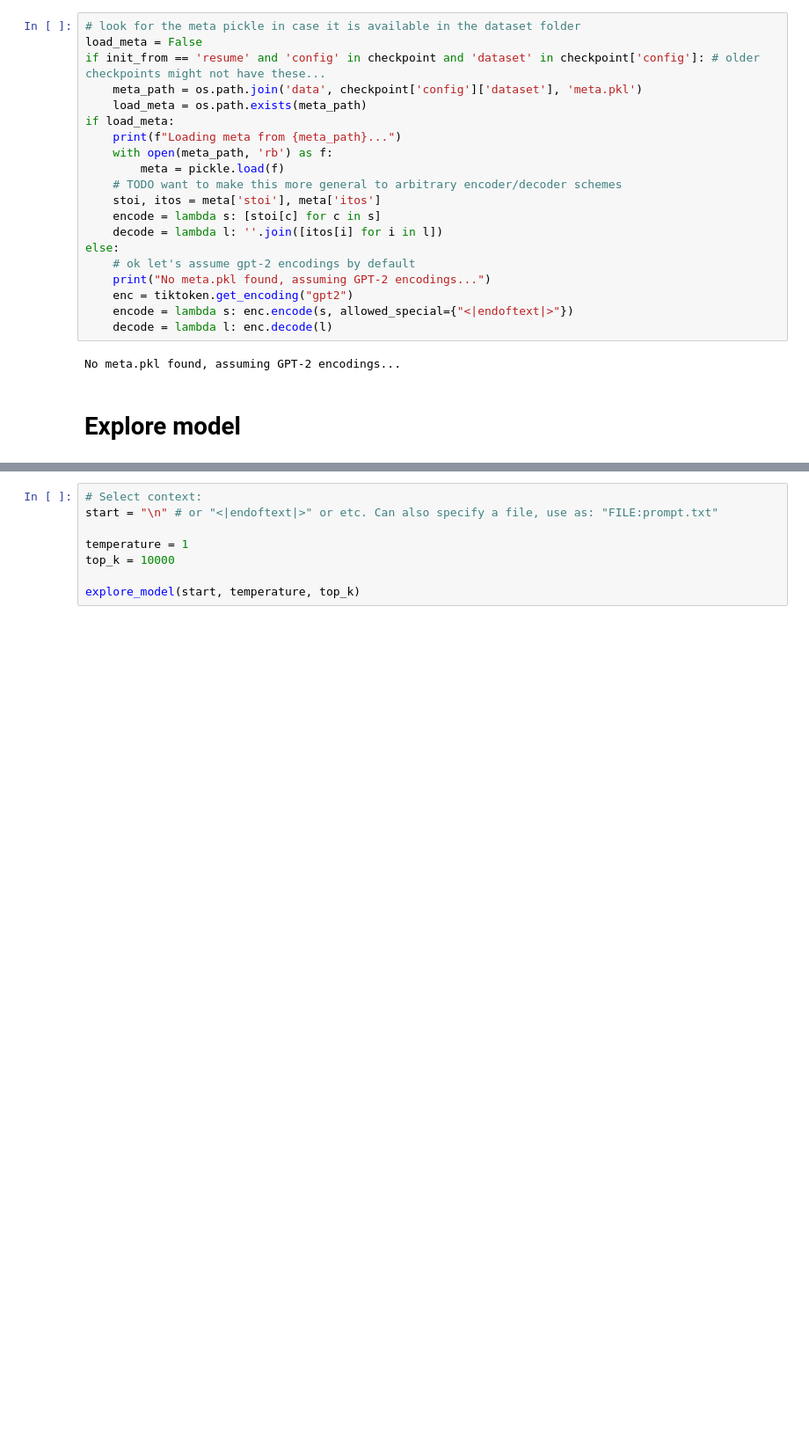
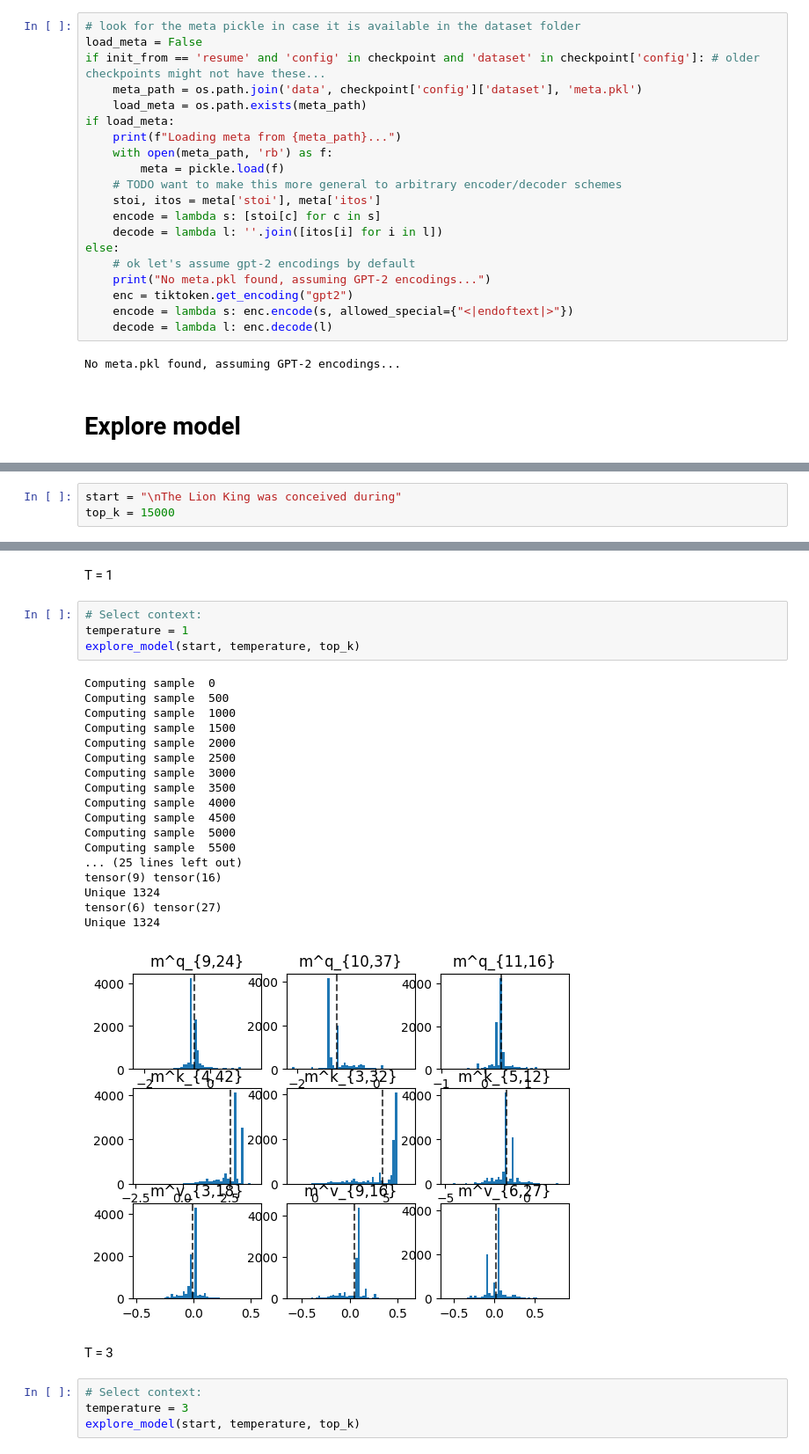
Before and after one commit to muxitox/nanoGPT, a Jupyter notebook: explore_gpt2.ipynb, the cells around one changed output, grey strips where cells are left out. Shown at 88% size. Drawn from its saved outputs; the diff is of its cells as text; blank space fills up the shorter version.

```diff
--- a/explore_gpt2.ipynb
+++ b/explore_gpt2.ipynb
@@ -277,0 +380,3 @@ Unique 969
+# %%
+start = "\nThe Lion King was conceived during"
+top_k = 15000
@@ -278,8 +408,31 @@ Unique 969
+# %% [markdown]
+T = 1
 # %%
 # Select context:
-start = "\n" # or "<|endoftext|>" or etc. Can also specify a file, use as: "FILE:prompt.txt"
-
 temperature = 1
-top_k = 10000
-
 explore_model(start, temperature, top_k)
+# %% [output]
+Computing sample  0
+Computing sample  500
+Computing sample  1000
+Computing sample  1500
+Computing sample  2000
+Computing sample  2500
+Computing sample  3000
+Computing sample  3500
+Computing sample  4000
+Computing sample  4500
+Computing sample  5000
+Computing sample  5500
+... (25 lines left out)
+tensor(9) tensor(16)
+Unique 1324
+tensor(6) tensor(27)
+Unique 1324
+[figure, added]
+# %% [markdown]
+T = 3
+# %%
+# Select context:
+temperature = 3
+explore_model(start, temperature, top_k)
```
Also changed, not shown: parts of 49 cells of this notebook.
